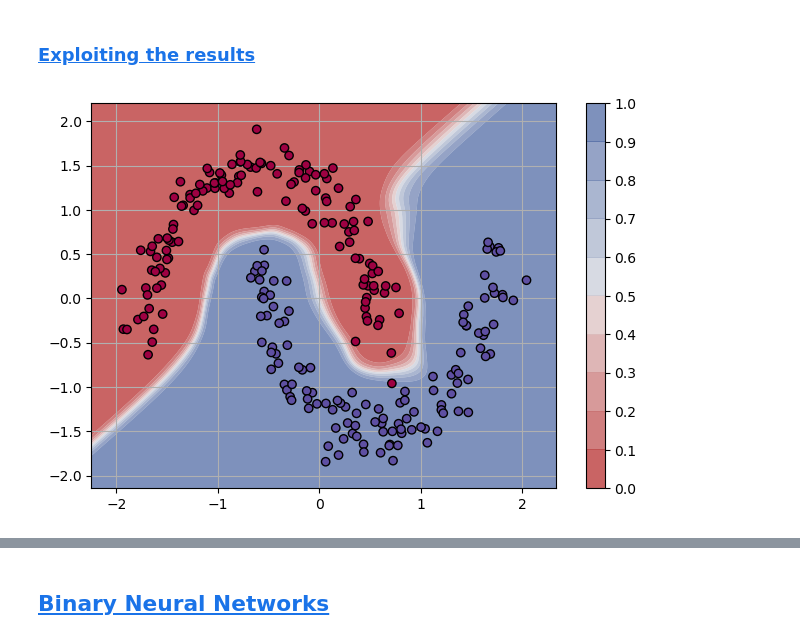
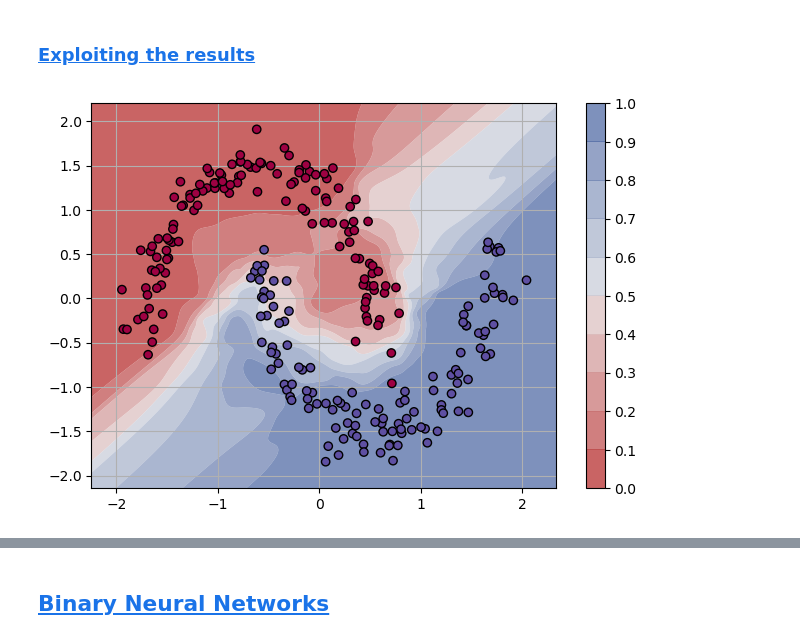
Before and after one commit to kellian-cottart/binarized-neural-networks, a Jupyter notebook: two-moons.ipynb, the cells around one changed output, grey strips where cells are left out. Saved outputs shown, nothing was run; the diff lists cells and outputs as text; code cells hidden in the pictures.

```diff
--- a/two-moons.ipynb
+++ b/two-moons.ipynb
@@ -99,17 +100,16 @@ plt.show()
 # Global parameters
 SOFTMAX = False
 
-LAYER_SIZE = [64, 64]
+LAYER_SIZE = [128, 128]
 EPOCHS = 3000
 BATCH_SIZE = tr_size
-REDUCTION = "sum"
 LEARNING_RATE = 0.0001
 
 if not SOFTMAX:
     SAVE_FOLDER = "saved-two-moons"
     OUT = 1
-    OUTPUT_FUNCTION = None
-    CRITERION = torch.functional.F.binary_cross_entropy_with_logits
+    OUTPUT_FUNCTION = "sigmoid"
+    CRITERION = torch.functional.F.binary_cross_entropy
 else:
     SAVE_FOLDER = "saved-two-moons-softmax"
     OUT = 2
@@ -139,15 +139,14 @@ network_data = {
     "training_parameters": {
         'n_epochs': EPOCHS,
         'batch_size': BATCH_SIZE,
-        'test_mcmc_samples': 10,
+        'test_mcmc_samples': 1,
     },
     "criterion": CRITERION,
-    "reduction": REDUCTION,
     "optimizer": BayesBiNN,
     "optimizer_parameters": {
         "temperature": 1,
         "num_mcmc_samples": 10,
-        "init_lambda": 15,
+        "init_lambda": 5,
         "lr": LEARNING_RATE,
         "beta": 0.99
     },
@@ -230,32 +435,32 @@ N_TEST_SAMPLES = 10
 clevels = 9
 Z = network.predict(grid, N_TEST_SAMPLES)
 Z = torch.stack(Z, dim=0)
 Z = Z.mean(dim=0)
 # Depending on the loss function, we need to apply an activation function to the output
 if "binary_cross_entropy" in network_data["criterion"].__name__:
-    Z = torch.sigmoid(Z).cpu().reshape(xx.shape)
+    Z = Z.cpu().reshape(xx.shape)
 else:
     Z = torch.exp(Z)
     Z = torch.max(Z, dim=1)[0].reshape(xx.shape).cpu()
 
 ### PLOT ###
 # Plot the predictions with the uncertainty
 fig, ax = plt.subplots(1, 1, figsize=(7.5, 5))
 ax.grid(True)
 ax.scatter(X_train[:, 0], X_train[:, 1], c=y_train, cmap=plt.cm.Spectral, edgecolors='k', zorder=2)
 
 # Plot the uncertainty with contourf based on the value of Z
 c = ax.contourf(xx, yy, Z, alpha=0.7, levels=clevels, antialiased=True, cmap=custom_map, zorder=1)
 
 # Add a colorbar
 colorbar = fig.colorbar(c, ax=ax, ticks=np.arange(0, 1.1, 1 / (clevels+1)))
 # force the leftbar to be between 0 and 1
 c.get_clim()
 c.set_clim(0, 1)
 colorbar.ax.set_ylim(0, 1)
 
 os.makedirs(SAVE_FOLDER, exist_ok=True)
 plt.savefig(os.path.join(SAVE_FOLDER, "two-moons-uncertainty-DNN-mean.pdf"), bbox_inches='tight')
 plt.show()
 # %% [output]
-[figure, old version]
+[figure, new version]
```
Also changed, not shown: parts of 11 cells of this notebook, 20 other files.
